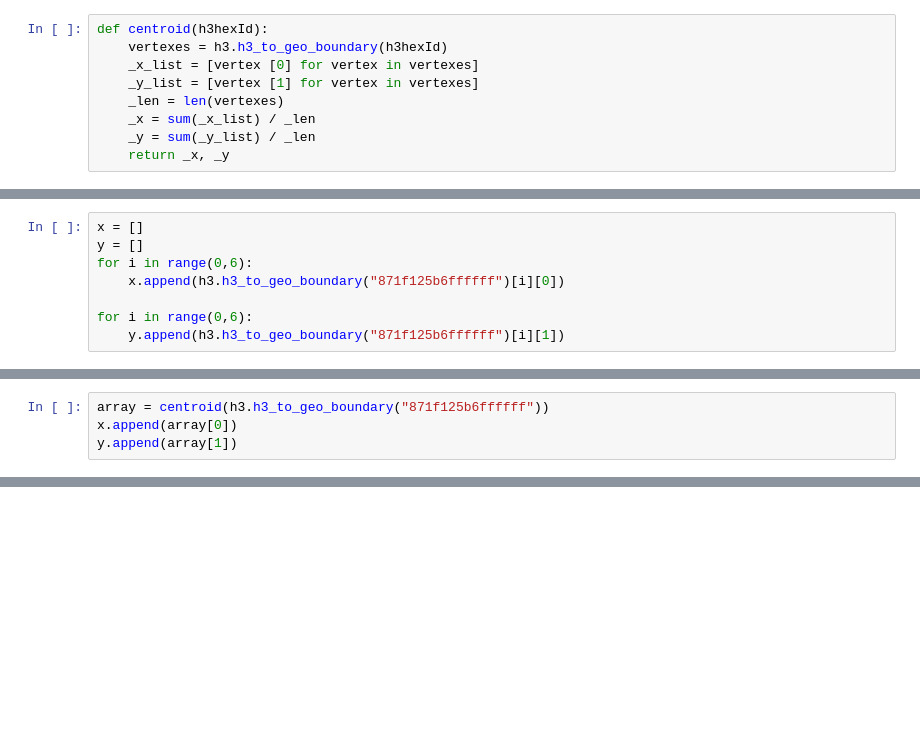
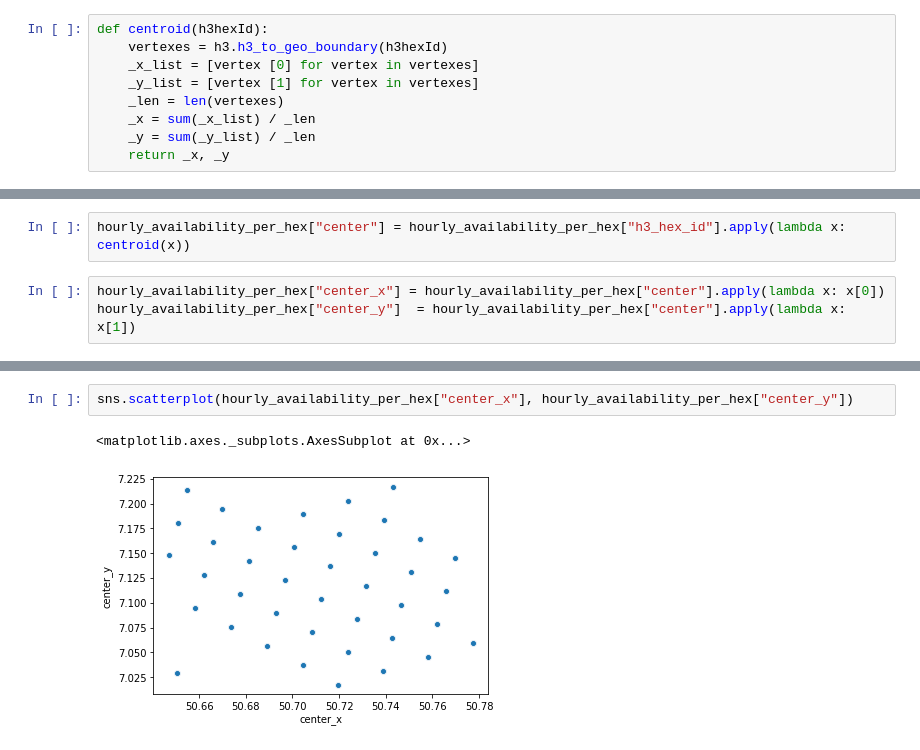
Before and after one commit to ey96/CallABike_Analytics, a Jupyter notebook: 04_SVR_Availability.ipynb, the cells around one changed output, grey strips where cells are left out. Drawn from its saved outputs; the diff is of its cells as text; blank space fills up the shorter version.

```diff
--- a/04_SVR_Availability.ipynb
+++ b/04_SVR_Availability.ipynb
@@ -150,8 +416,0 @@ h3.h3_to_geo_boundary("871f125b6ffffff")
-# %%
-x = []
-y = []
-for i in range(0,6):
-    x.append(h3.h3_to_geo_boundary("871f125b6ffffff")[i][0])
-
-for i in range(0,6):
-    y.append(h3.h3_to_geo_boundary("871f125b6ffffff")[i][1])
@@ -176,4 +416,0 @@ y
-# %%
-array = centroid(h3.h3_to_geo_boundary("871f125b6ffffff"))
-x.append(array[0])
-y.append(array[1])
@@ -268,0 +417,5 @@ grouped_data.describe()
+# %%
+hourly_availability_per_hex["center"] = hourly_availability_per_hex["h3_hex_id"].apply(lambda x: centroid(x))
+# %%
+hourly_availability_per_hex["center_x"] = hourly_availability_per_hex["center"].apply(lambda x: x[0])
+hourly_availability_per_hex["center_y"]  = hourly_availability_per_hex["center"].apply(lambda x: x[1])
@@ -268,0 +438,5 @@ grouped_data.describe()
+# %%
+sns.scatterplot(hourly_availability_per_hex["center_x"], hourly_availability_per_hex["center_y"])
+# %% [output]
+<matplotlib.axes._subplots.AxesSubplot at 0x...>
+[figure, added]
```
Also changed, not shown: parts of 138 cells of this notebook.
